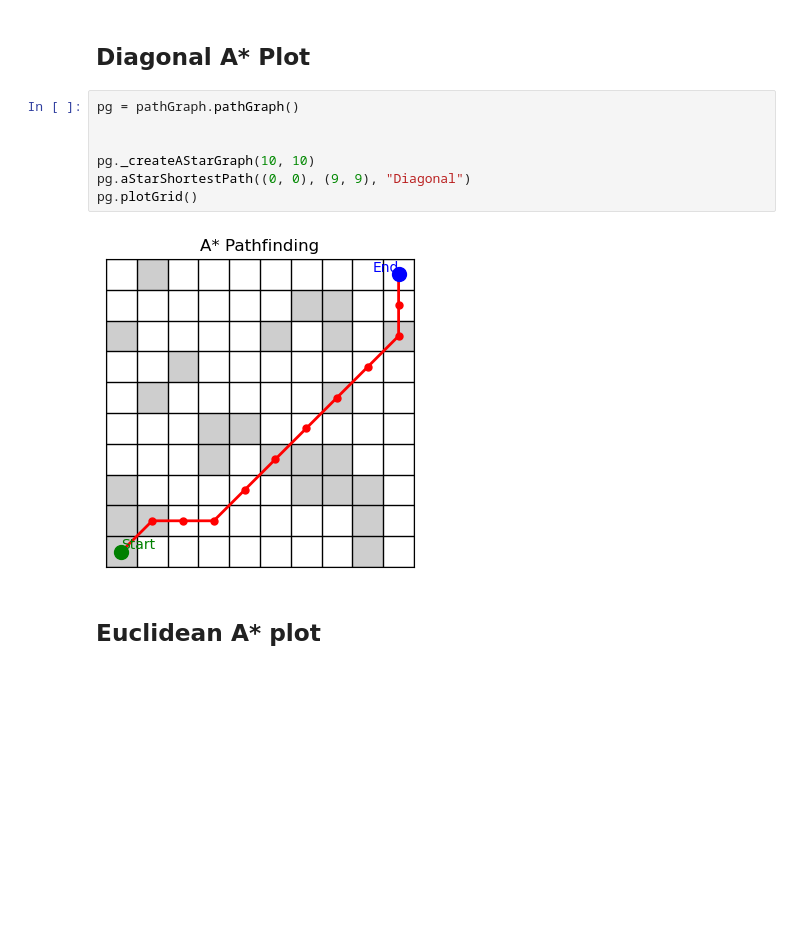
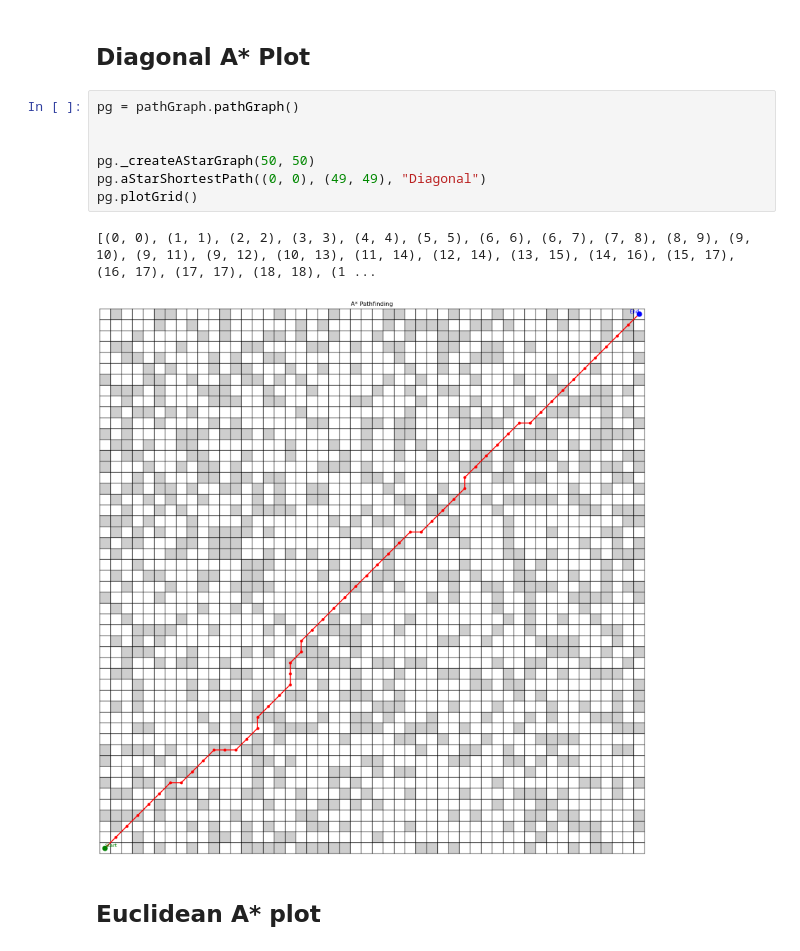
Before and after one commit to tomHep10/HeepsInTheHeaps, a Jupyter notebook: plots.ipynb, the cells around one changed output. Drawn from its saved outputs; the diff is of its cells as text; blank space fills up the shorter version.

```diff
--- a/plots.ipynb
+++ b/plots.ipynb
@@ -15,12 +15,13 @@ importlib.reload(pathGraph)
 # %%
 pg = pathGraph.pathGraph()
 
 
-pg._createAStarGraph(10, 10)
-pg.aStarShortestPath((0, 0), (9, 9), "Diagonal")
+pg._createAStarGraph(50, 50)
+pg.aStarShortestPath((0, 0), (49, 49), "Diagonal")
 pg.plotGrid()
 # %% [output]
+[(0, 0), (1, 1), (2, 2), (3, 3), (4, 4), (5, 5), (6, 6), (6, 7), (7, 8), (8, 9), (9, 10), (9, 11), (9, 12), (10, 13), (11, 14), (12, 14), (13, 15), (14, 16), (15, 17), (16, 17), (17, 17), (18, 18), (1 ...
-[figure, old version]
+[figure, new version]
 # %% [markdown]
 ## Euclidean A* plot
 # %%
```
Also changed, not shown: parts of 4 cells of this notebook, 1 other file.
